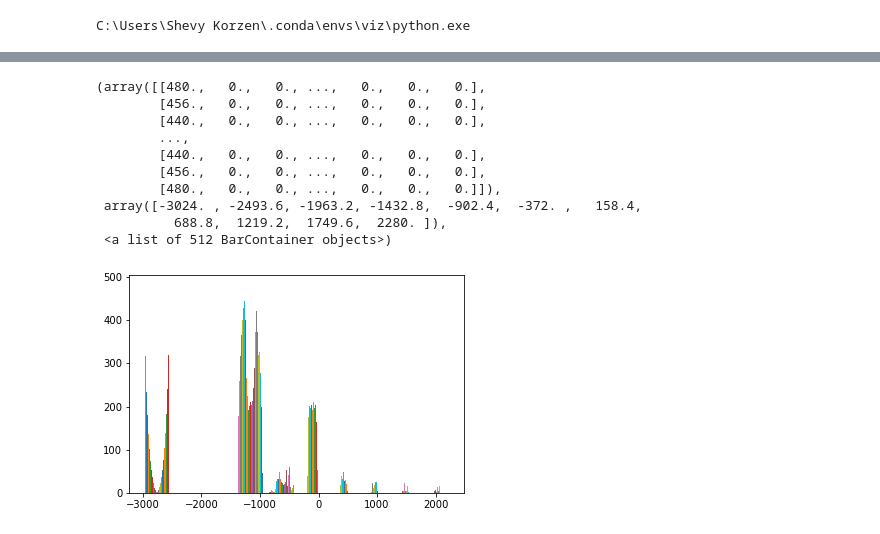
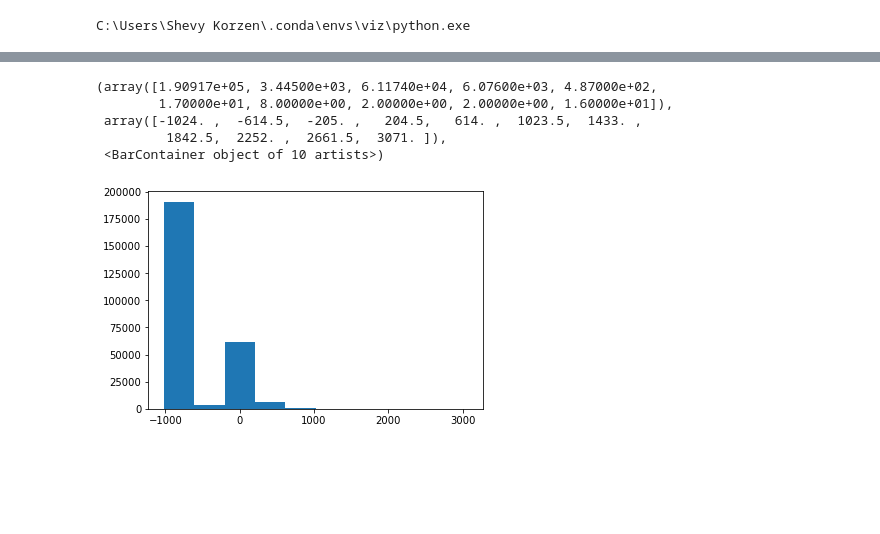
Before and after one commit to shevyk/detector, a Jupyter notebook: src/Viz.ai Detector EDA.ipynb, the cells around one changed output, grey strips where cells are left out. Cells and saved outputs as stored; diff of their text form; code cells hidden in the pictures; blank space fills up the shorter version.

```diff
--- a/src/Viz.ai Detector EDA.ipynb
+++ b/src/Viz.ai Detector EDA.ipynb
@@ -219,14 +209,10 @@ image = rescale_hu(ds)
-# %%
-plt.hist(image)
-# %% [output]
-(array([[480.,   0.,   0., ...,   0.,   0.,   0.],
-        [456.,   0.,   0., ...,   0.,   0.,   0.],
-        [440.,   0.,   0., ...,   0.,   0.,   0.],
-        ...,
-        [440.,   0.,   0., ...,   0.,   0.,   0.],
-        [456.,   0.,   0., ...,   0.,   0.,   0.],
-        [480.,   0.,   0., ...,   0.,   0.,   0.]]),
- array([-3024. , -2493.6, -1963.2, -1432.8,  -902.4,  -372. ,   158.4,
-          688.8,  1219.2,  1749.6,  2280. ]),
- <a list of 512 BarContainer objects>)
-[figure, removed]
+# %%
+image = preprocessing.rescale_hu(ds.pixel_array, ds.RescaleSlope, ds.RescaleIntercept)
+plt.hist(image.ravel())
+# %% [output]
+(array([1.90917e+05, 3.44500e+03, 6.11740e+04, 6.07600e+03, 4.87000e+02,
+        1.70000e+01, 8.00000e+00, 2.00000e+00, 2.00000e+00, 1.60000e+01]),
+ array([-1024. ,  -614.5,  -205. ,   204.5,   614. ,  1023.5,  1433. ,
+         1842.5,  2252. ,  2661.5,  3071. ]),
+ <BarContainer object of 10 artists>)
+[figure, added]
```
Also changed, not shown: parts of 28 cells of this notebook, 7 other files.
